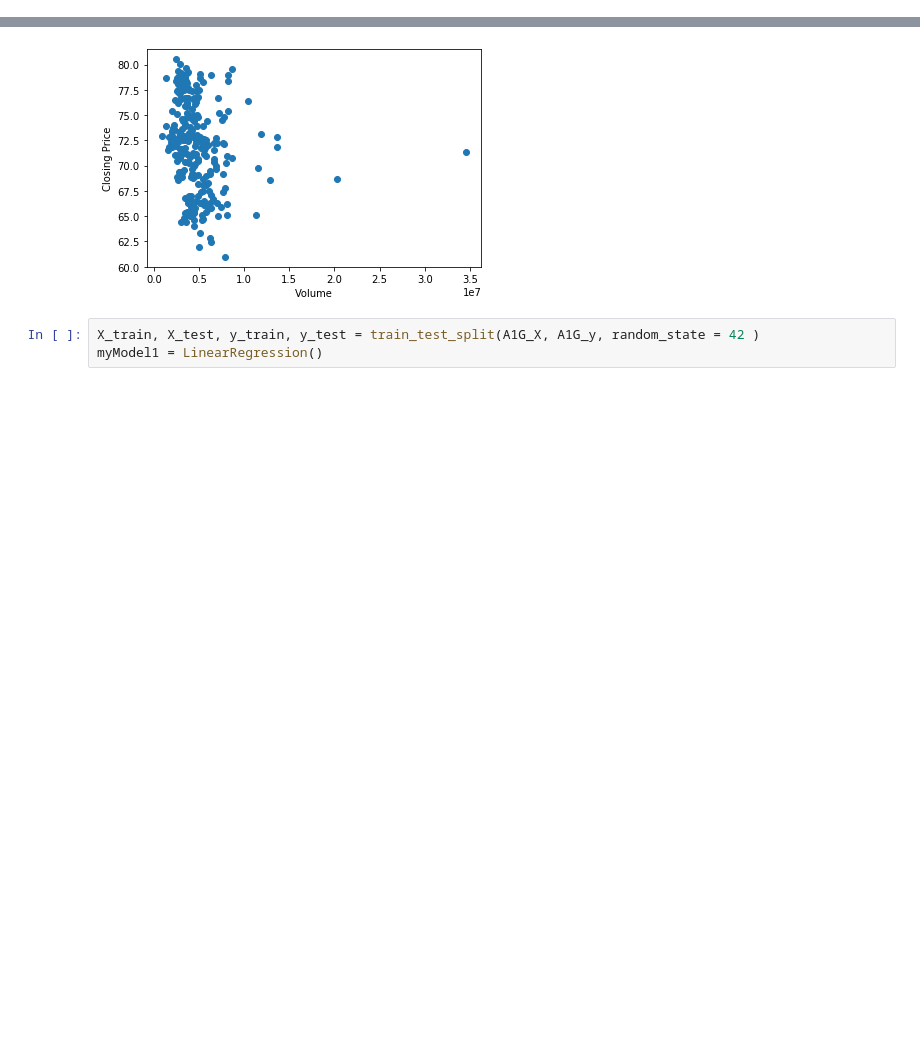
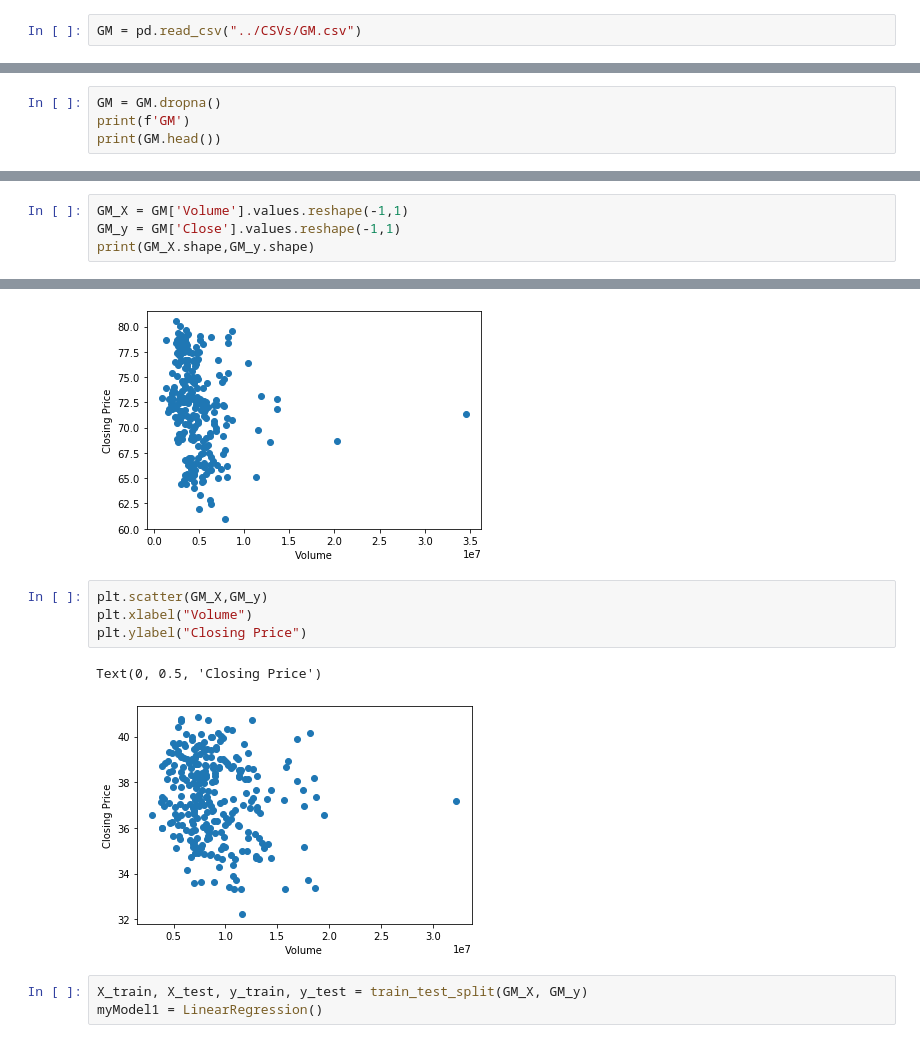
Before and after one commit to NUDSBC-Final-Project/Trump-Twitter-Stock-Analysis-Project, a Jupyter notebook: Modeling/Modeling.ipynb, the cells around one changed output, grey strips where cells are left out. Saved outputs shown, nothing was run; the diff lists cells and outputs as text; blank space fills up the shorter version.

```diff
--- a/Modeling/Modeling.ipynb
+++ b/Modeling/Modeling.ipynb
@@ -15 +15,3 @@ CSX = pd.read_csv("c:/Users/Owner/BootCampData/Final_Project/CSVs/CSX.csv")
+# %%
+GM = pd.read_csv("../CSVs/GM.csv")
 # %%
@@ -40,3 +58,7 @@ CSX:
 2  2019-01-04  61.000000  62.830002  60.529999  62.790001  61.943512  6181200
 3  2019-01-07  62.430000  63.070000  61.349998  62.450001  61.608097  6262300
 4  2019-01-08  63.779999  64.180000  62.639999  63.349998  62.495960  5079300
+# %%
+GM = GM.dropna()
+print(f'GM')
+print(GM.head())
@@ -60,0 +91,4 @@ print(BA_X.shape,BA_y.shape)
+# %%
+GM_X = GM['Volume'].values.reshape(-1,1)
+GM_y = GM['Close'].values.reshape(-1,1)
+print(GM_X.shape,GM_y.shape)
@@ -80,8 +116,15 @@ plt.ylabel("Closing Price")
 # %% [output]
 Text(0, 0.5, 'Closing Price')
 [figure]
+# %%
+plt.scatter(GM_X,GM_y)
+plt.xlabel("Volume")
+plt.ylabel("Closing Price")
+# %% [output]
+Text(0, 0.5, 'Closing Price')
+[figure, added]
 # %%
-X_train, X_test, y_train, y_test = train_test_split(A1G_X, A1G_y, random_state = 42 )
+X_train, X_test, y_train, y_test = train_test_split(GM_X, GM_y)
 myModel1 = LinearRegression()
 # %%
 myModel1.fit(X_train,y_train)
```
Also changed, not shown: parts of 31 cells of this notebook, 4 other files.
